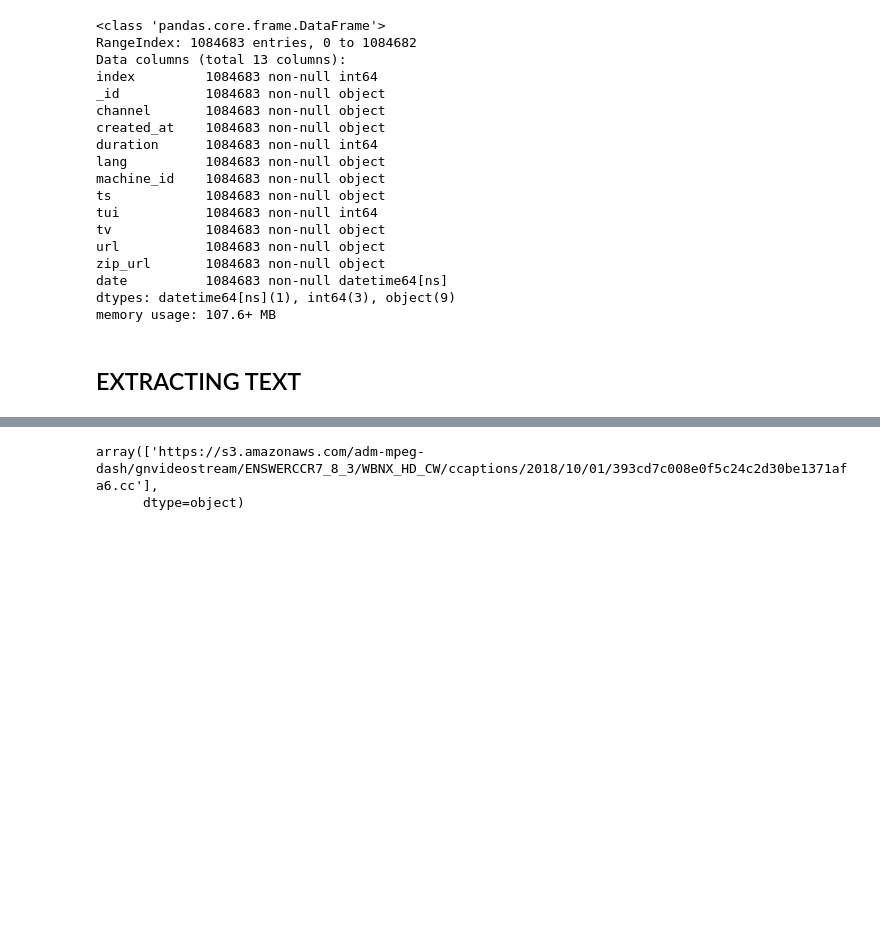
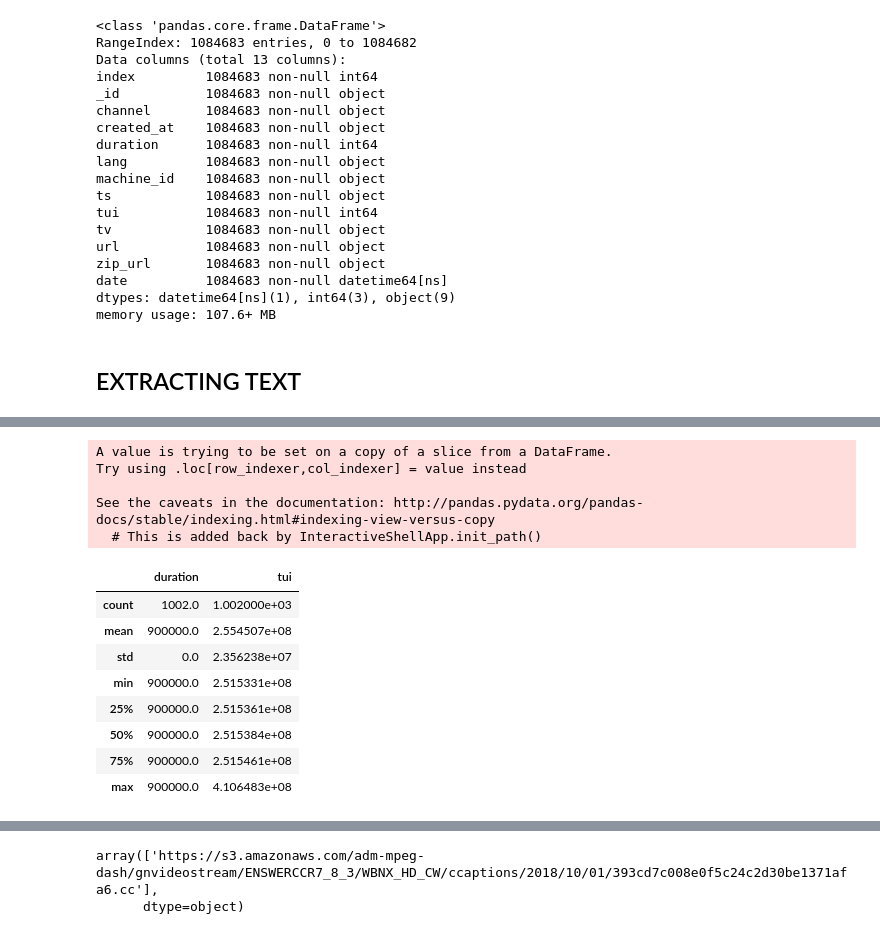
Before and after one commit to albertolovell/closed_caption_classifier, a Jupyter notebook: caption_notebook.ipynb, the cells around one changed output, grey strips where cells are left out. Cells and saved outputs as stored; diff of their text form; code cells hidden in the pictures; blank space fills up the shorter version.

Commit message:
concat scrape

```diff
--- a/caption_notebook.ipynb
+++ b/caption_notebook.ipynb
@@ -286,0 +296,29 @@ text_df = pd.read_csv('data/cc_recent.csv', encoding='utf-8')
+# %%
+#def scrape_urls(chunck_size=1000, iterations):
+
+
+from_df = pd.read_csv('data/cc_recent.csv', encoding='utf-8')
+temp_df = from_df.head(1000)
+
+#scrape text then concat
+text_url_series = pd.Series(temp_df['url'])
+extracts = scrape_text(text_url_series)
+extracts = pd.Series(extracts)
+temp_df['text'] = extracts
+
+temp_df.describe()
+# %% [output]
+A value is trying to be set on a copy of a slice from a DataFrame.
+Try using .loc[row_indexer,col_indexer] = value instead
+
+See the caveats in the documentation: http://pandas.pydata.org/pandas-docs/stable/indexing.html#indexing-view-versus-copy
+  # This is added back by InteractiveShellApp.init_path()
+|  | duration | tui |
+| count | 1002.0 | 1.002000e+03 |
+| mean | 900000.0 | 2.554507e+08 |
+| std | 0.0 | 2.356238e+07 |
+| min | 900000.0 | 2.515331e+08 |
+| 25% | 900000.0 | 2.515361e+08 |
+| 50% | 900000.0 | 2.515384e+08 |
+| 75% | 900000.0 | 2.515461e+08 |
+| max | 900000.0 | 4.106483e+08 |
```
Also changed, not shown: parts of 11 cells of this notebook.
